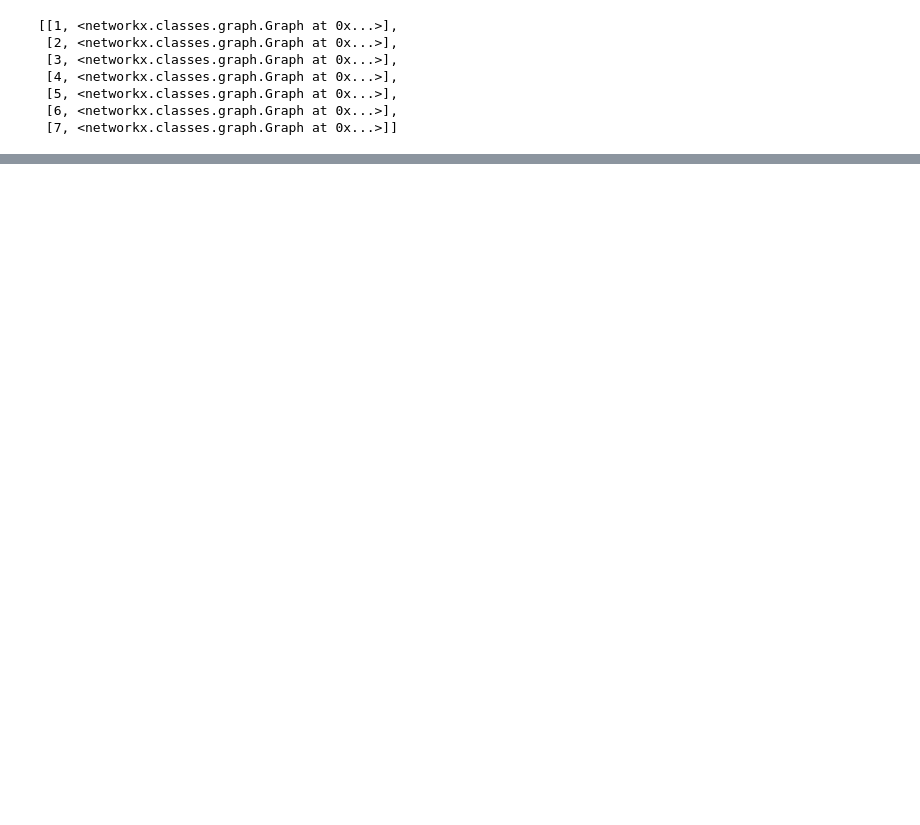
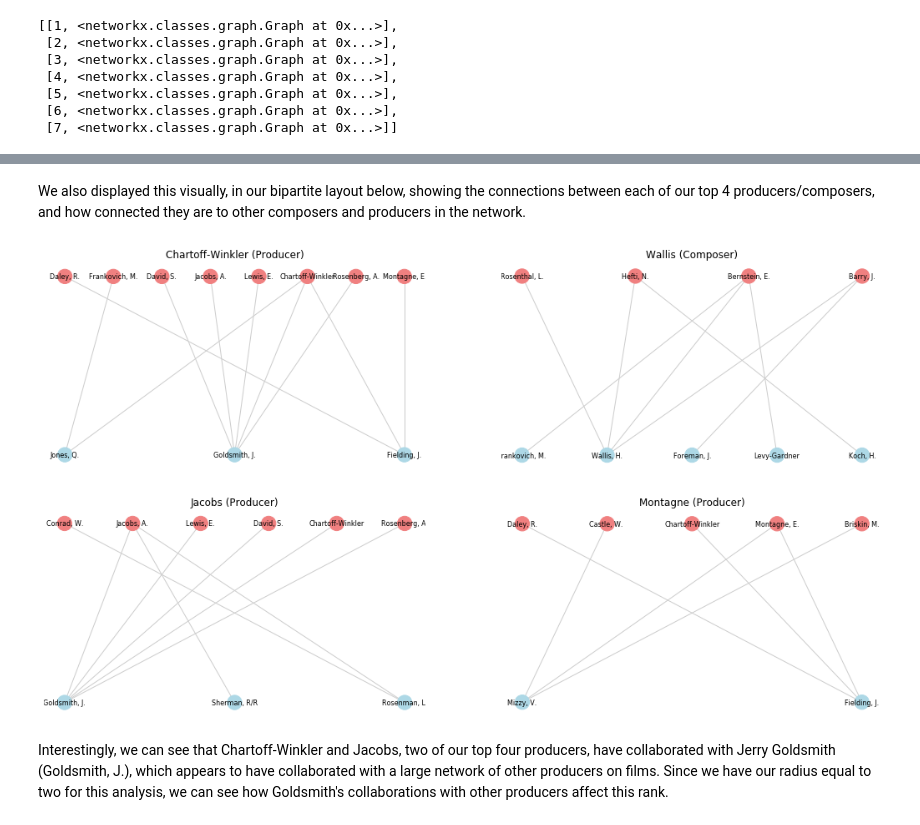
Before and after one commit to amberferger/DATA620_Group_Assignments, a Jupyter notebook: Project2/DATA620_Project2.ipynb, the cells around one changed output, grey strips where cells are left out. Drawn from its saved outputs; the diff is of its cells as text; code cells hidden in the pictures; blank space fills up the shorter version.

```diff
--- a/Project2/DATA620_Project2.ipynb
+++ b/Project2/DATA620_Project2.ipynb
@@ -202,0 +251,10 @@ nx.draw(G)
+# %%
+reach = []
+full_names = producers + composers
+
+for i in full_names:
+    if i in G.nodes:
+        test.append(i)
+        reach.append((i, len(nx.Graph(nx.ego_graph(G, i, radius=2)))))
+    else:
+        pass
@@ -202,0 +263,10 @@ nx.draw(G)
+# %%
+name = []
+size = []
+
+for i in producer_reach:
+    name.append(i[0])
+    size.append(i[1])
+
+network_df = pd.DataFrame({'Name': name, 'Network Size (rad=2)': size})
+network_df.sort_values(by=['Network Size (rad=2)'], ascending=False).head(4).style.hide_index()
@@ -202,0 +279,30 @@ nx.draw(G)
+# %% [markdown]
+We also displayed this visually, in our bipartite layout below, showing the connections between each of our top 4 producers/composers, and how connected they are to other composers and producers in the network.
+# %%
+def draw_egonet(network_list, i):
+    subgraph = nx.Graph(nx.ego_graph(G, network_list[i], radius=2))
+    return subgraph
+# %%
+df_for_viz = network_df.sort_values(by=['Network Size (rad=2)'], ascending=False)
+title_list = ['Chartoff-Winkler (Producer)', 'Wallis (Composer)', 'Jacobs (Producer)', 'Montagne (Producer)']
+
+
+for i in range(1, 5):
+    col_bipart = []
+    subgraph = draw_egonet(list(df_for_viz['Name']), i-1)
+    col = bipartite.color(subgraph)
+    nx.set_node_attributes(subgraph, col, 'bipartite')
+    color_nodes(subgraph, col_bipart)
+    top = nx.bipartite.sets(subgraph)[1]
+    pos = nx.bipartite_layout(subgraph,top, align='horizontal')
+    plt.subplot(220 + i)
+    plt.axis('off')
+    plt.title(title_list[i-1])
+    nx.draw_networkx(subgraph, pos, node_color=col_bipart, edgecolor='#bbbbbb', edge_color="#cccccc", font_size=8)
+
+plt.rcParams['figure.figsize'] = [18, 10]
+plt.show()
+# %% [output]
+[figure, added]
+# %% [markdown]
+Interestingly, we can see that Chartoff-Winkler and Jacobs, two of our top four producers, have collaborated with Jerry Goldsmith (Goldsmith, J.), which appears to have collaborated with a large network of other producers on films. Since we have our radius equal to two for this analysis, we can see how Goldsmith's collaborations with other producers affect this rank.
```
Also changed, not shown: parts of 35 cells of this notebook.
